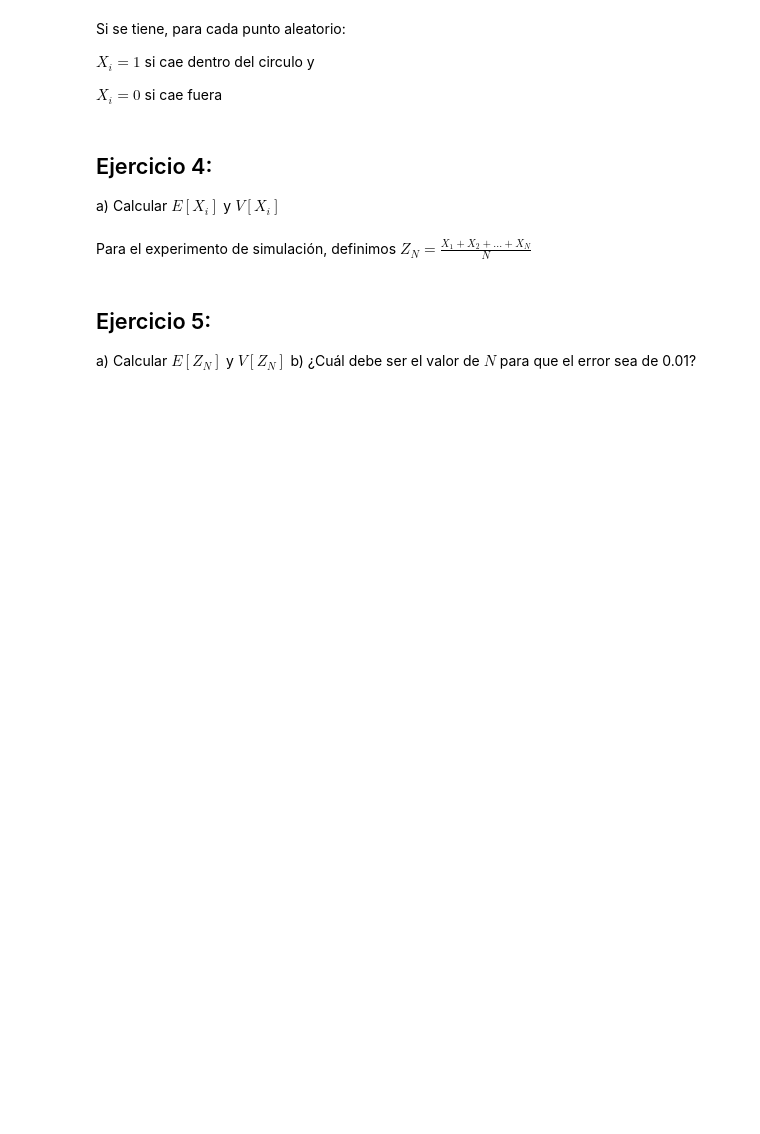
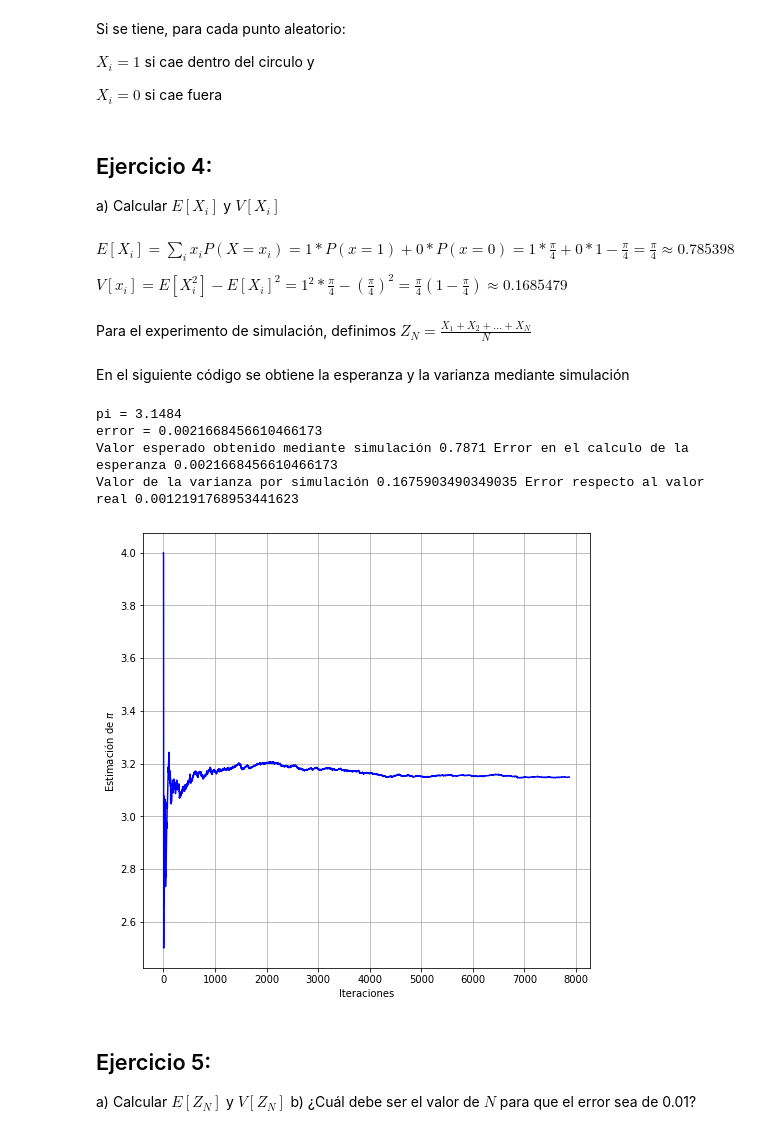
Before and after one commit to JavisG300/Simulacion-II, a Jupyter notebook: Uso_de_los_números_aleatorios.ipynb, the cells around one changed output. Saved outputs shown, nothing was run; the diff lists cells and outputs as text; code cells hidden in the pictures; blank space fills up the shorter version.

Commit message:
Ahora si hasta la tarea esperanza y varianza

```diff
--- a/Uso_de_los_números_aleatorios.ipynb
+++ b/Uso_de_los_números_aleatorios.ipynb
@@ -218,8 +411,63 @@ $X_i = 0$ si cae fuera
 ## Ejercicio 4:
 
 a) Calcular $E[X_i]$ y $V[X_i]$
+# %% [markdown]
+$E[X_i] = \sum_i x_{i}P(X=x_{i}) = 1*P(x=1) + 0*P(x=0) = 1*\frac{\pi}{4} + 0 * 1-\frac{\pi}{4} = \frac{\pi}{4} \approx 0.785398$
+
+$V[x_{i}] = E[X_{i}^{2}] - E[X_i]^{2} = 1^{2}*\frac{\pi}{4} - (\frac{\pi}{4})^{2} = \frac{\pi}{4}(1-\frac{\pi}{4}) \approx 0.1685479$
 # %% [markdown]
 Para el experimento de simulación, definimos $Z_N = \frac{X_1 + X_2 + ... + X_N}{N}$
+# %% [markdown]
+En el siguiente código se obtiene la esperanza y la varianza mediante simulación
+# %%
+#Utilizando el mismo código para calcular la esperanza y varianza por simulación
+from statistics import mean, variance
+def pi_mc(n):
+    pi = 0
+    lx = []
+    ly = []
+    counter = 0
+    xi = 0
+    Z = []
+    for i in range(n):
+        x = random.random()
+        y = random.random()
+        if x**2 + y**2 <1:
+            counter = counter + 1
+            lx.append(counter)
+            ly.append(4.0*float(counter)/(i + 1))
+            xi = 1
+            Z.append(xi) #Se añade el valor de xi = 1
+        else:
+            xi = 0
+            Z.append(xi) #Se añade el valor de xi = 0
+        pi = 4.0*float(counter)/(i + 1)
+        e = np.absolute((pi - np.pi)/np.pi)
+
+    media = mean(Z) #Obtenemos la media de la V.A xi
+    p=np.pi/4
+    errorE = np.absolute((media - (p))/(p))
+    varianza = variance(Z)
+    errorV = np.absolute((varianza - ((p)*(1-p)))/(p))
+    print("pi =", pi)
+    print("error =", e)
+    print("Valor esperado obtenido mediante simulación", media,"Error en el calculo de la esperanza", errorE)
+    print("Valor de la varianza por simulación", varianza, "Error respecto al valor real", errorV)
+
+    fig = plt.figure(1, figsize=(8, 8))
+    plt.xlabel("Iteraciones")
+    plt.ylabel("Estimación de $\pi$")
+    plt.grid()
+    plt.plot(lx, ly, color="blue", markersize=1)
+    plt.show()
+# %%
+pi_mc(10000)
+# %% [output]
+pi = 3.1484
+error = 0.0021668456610466173
+Valor esperado obtenido mediante simulación 0.7871 Error en el calculo de la esperanza 0.0021668456610466173
+Valor de la varianza por simulación 0.1675903490349035 Error respecto al valor real 0.0012191768953441623
+[figure, added]
 # %% [markdown]
 ## Ejercicio 5:
 a) Calcular  $E[Z_N]$ y $V[Z_N]$
```
Also changed, not shown: parts of 24 cells of this notebook.
